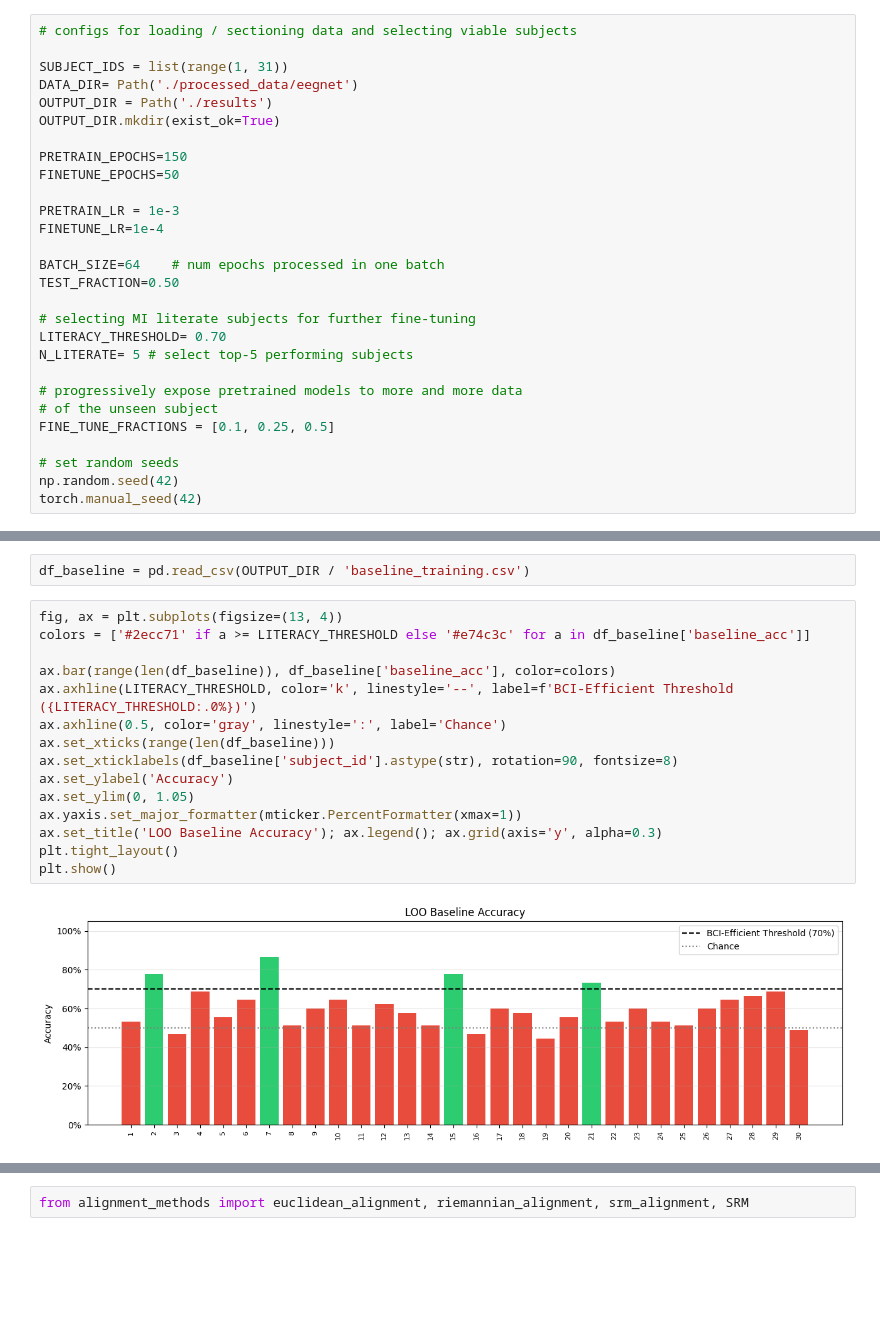
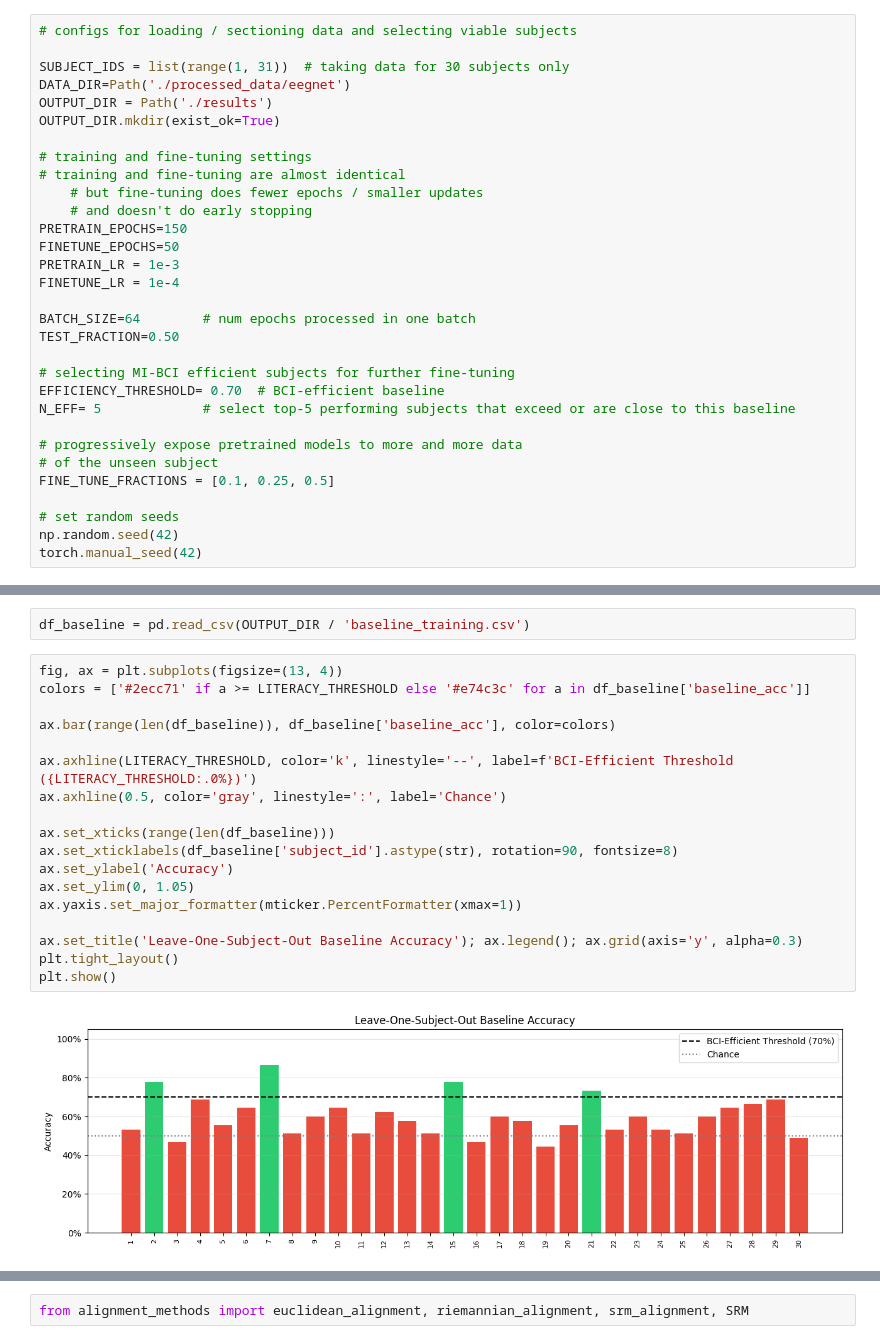
Before and after one commit to nanbohra/COGS189_TransferLearning, a Jupyter notebook: progressive_FT.ipynb, the cells around one changed output, grey strips where cells are left out. Saved outputs shown, nothing was run; the diff lists cells and outputs as text; blank space fills up the shorter version.

```diff
--- a/progressive_FT.ipynb
+++ b/progressive_FT.ipynb
@@ -24,23 +24,26 @@ from eegnet_imp import build_eegnet
 # %%
 # configs for loading / sectioning data and selecting viable subjects
 
-SUBJECT_IDS = list(range(1, 31))
-DATA_DIR= Path('./processed_data/eegnet')
+SUBJECT_IDS = list(range(1, 31))  # taking data for 30 subjects only
+DATA_DIR=Path('./processed_data/eegnet')
 OUTPUT_DIR = Path('./results')
 OUTPUT_DIR.mkdir(exist_ok=True)
 
+# training and fine-tuning settings
+# training and fine-tuning are almost identical
+    # but fine-tuning does fewer epochs / smaller updates
+    # and doesn't do early stopping
 PRETRAIN_EPOCHS=150
 FINETUNE_EPOCHS=50
+PRETRAIN_LR = 1e-3
+FINETUNE_LR = 1e-4
 
-PRETRAIN_LR = 1e-3
-FINETUNE_LR=1e-4
-
-BATCH_SIZE=64    # num epochs processed in one batch
+BATCH_SIZE=64        # num epochs processed in one batch
 TEST_FRACTION=0.50
 
-# selecting MI literate subjects for further fine-tuning
-LITERACY_THRESHOLD= 0.70
-N_LITERATE= 5 # select top-5 performing subjects
+# selecting MI-BCI efficient subjects for further fine-tuning
+EFFICIENCY_THRESHOLD= 0.70  # BCI-efficient baseline
+N_EFF= 5             # select top-5 performing subjects that exceed or are close to this baseline
 
 # progressively expose pretrained models to more and more data
 # of the unseen subject
@@ -265,18 +266,21 @@ df_baseline = pd.read_csv(OUTPUT_DIR / 'baseline_training.csv')
 # %%
 fig, ax = plt.subplots(figsize=(13, 4))
 colors = ['#2ecc71' if a >= LITERACY_THRESHOLD else '#e74c3c' for a in df_baseline['baseline_acc']]
 
 ax.bar(range(len(df_baseline)), df_baseline['baseline_acc'], color=colors)
+
 ax.axhline(LITERACY_THRESHOLD, color='k', linestyle='--', label=f'BCI-Efficient Threshold ({LITERACY_THRESHOLD:.0%})')
 ax.axhline(0.5, color='gray', linestyle=':', label='Chance')
+
 ax.set_xticks(range(len(df_baseline)))
 ax.set_xticklabels(df_baseline['subject_id'].astype(str), rotation=90, fontsize=8)
 ax.set_ylabel('Accuracy')
 ax.set_ylim(0, 1.05)
 ax.yaxis.set_major_formatter(mticker.PercentFormatter(xmax=1))
-ax.set_title('LOO Baseline Accuracy'); ax.legend(); ax.grid(axis='y', alpha=0.3)
+
+ax.set_title('Leave-One-Subject-Out Baseline Accuracy'); ax.legend(); ax.grid(axis='y', alpha=0.3)
 plt.tight_layout()
 plt.show()
 # %% [output]
-[figure, old version]
+[figure, new version]
 # %%
```
Also changed, not shown: parts of 14 cells of this notebook.
